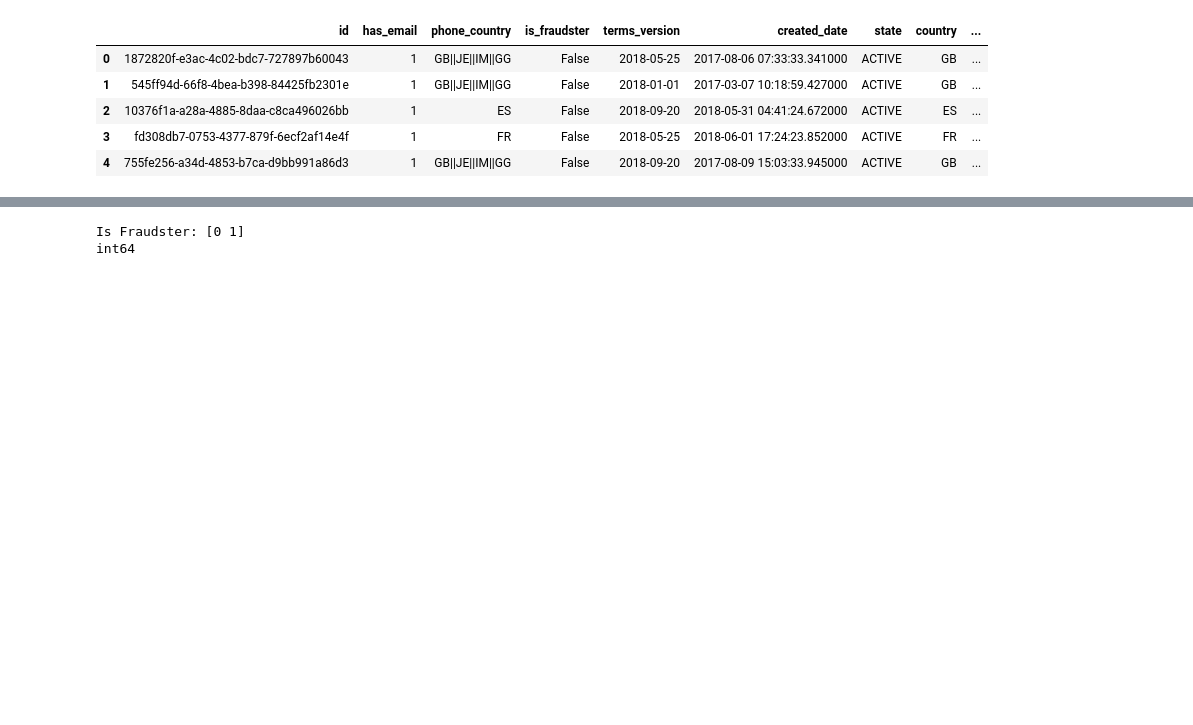
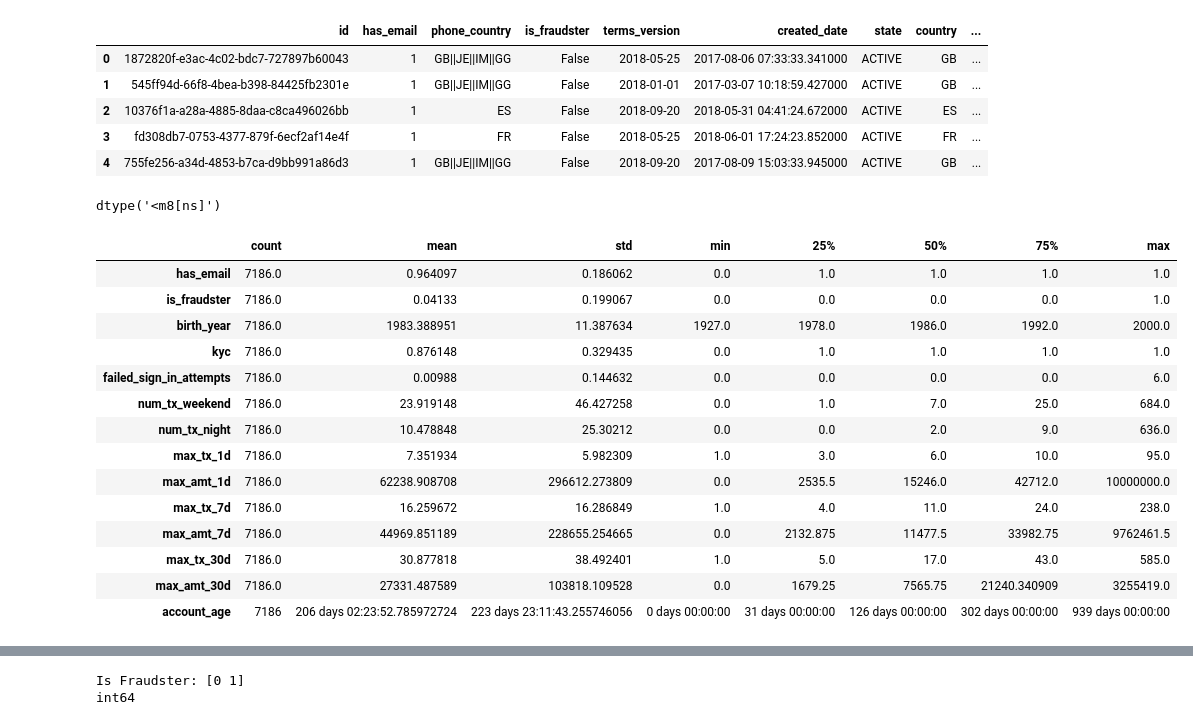
Before and after one commit to karthikvadlamani/revolut-fraudsters-detection, a Jupyter notebook: revolut_fraudsters_detection.ipynb, the cells around one changed output, grey strips where cells are left out. Drawn from its saved outputs; the diff is of its cells as text; code cells hidden in the pictures; blank space fills up the shorter version.

```diff
--- a/revolut_fraudsters_detection.ipynb
+++ b/revolut_fraudsters_detection.ipynb
@@ -243,3 +243,26 @@ df_final.head()
 | 2 | 10376f1a-a28a-4885-8daa-c8ca496026bb | 1 | ES | False | 2018-09-20 | 2018-05-31 04:41:24.672000 | ACTIVE | ES | ... |
 | 3 | fd308db7-0753-4377-879f-6ecf2af14e4f | 1 | FR | False | 2018-05-25 | 2018-06-01 17:24:23.852000 | ACTIVE | FR | ... |
 | 4 | 755fe256-a34d-4853-b7ca-d9bb991a86d3 | 1 | GB||JE||IM||GG | False | 2018-09-20 | 2017-08-09 15:03:33.945000 | ACTIVE | GB | ... |
+# %%
+df_final['created_date'] = pd.to_datetime(df_final['created_date'])
+df_final['account_age'] = df_final['most_recent_tx_date'] - df_final['created_date'].dt.date
+# %% [output]
+dtype('<m8[ns]')
+# %%
+df_final.describe().T
+# %% [output]
+|  | count | mean | std | min | 25% | 50% | 75% | max |
+| has_email | 7186.0 | 0.964097 | 0.186062 | 0.0 | 1.0 | 1.0 | 1.0 | 1.0 |
+| is_fraudster | 7186.0 | 0.04133 | 0.199067 | 0.0 | 0.0 | 0.0 | 0.0 | 1.0 |
+| birth_year | 7186.0 | 1983.388951 | 11.387634 | 1927.0 | 1978.0 | 1986.0 | 1992.0 | 2000.0 |
+| kyc | 7186.0 | 0.876148 | 0.329435 | 0.0 | 1.0 | 1.0 | 1.0 | 1.0 |
+| failed_sign_in_attempts | 7186.0 | 0.00988 | 0.144632 | 0.0 | 0.0 | 0.0 | 0.0 | 6.0 |
+| num_tx_weekend | 7186.0 | 23.919148 | 46.427258 | 0.0 | 1.0 | 7.0 | 25.0 | 684.0 |
+| num_tx_night | 7186.0 | 10.478848 | 25.30212 | 0.0 | 0.0 | 2.0 | 9.0 | 636.0 |
+| max_tx_1d | 7186.0 | 7.351934 | 5.982309 | 1.0 | 3.0 | 6.0 | 10.0 | 95.0 |
+| max_amt_1d | 7186.0 | 62238.908708 | 296612.273809 | 0.0 | 2535.5 | 15246.0 | 42712.0 | 10000000.0 |
+| max_tx_7d | 7186.0 | 16.259672 | 16.286849 | 1.0 | 4.0 | 11.0 | 24.0 | 238.0 |
+| max_amt_7d | 7186.0 | 44969.851189 | 228655.254665 | 0.0 | 2132.875 | 11477.5 | 33982.75 | 9762461.5 |
+| max_tx_30d | 7186.0 | 30.877818 | 38.492401 | 1.0 | 5.0 | 17.0 | 43.0 | 585.0 |
+| max_amt_30d | 7186.0 | 27331.487589 | 103818.109528 | 0.0 | 1679.25 | 7565.75 | 21240.340909 | 3255419.0 |
+| account_age | 7186 | 206 days 02:23:52.785972724 | 223 days 23:11:43.255746056 | 0 days 00:00:00 | 31 days 00:00:00 | 126 days 00:00:00 | 302 days 00:00:00 | 939 days 00:00:00 |
```
Also changed, not shown: parts of 2 cells of this notebook.
